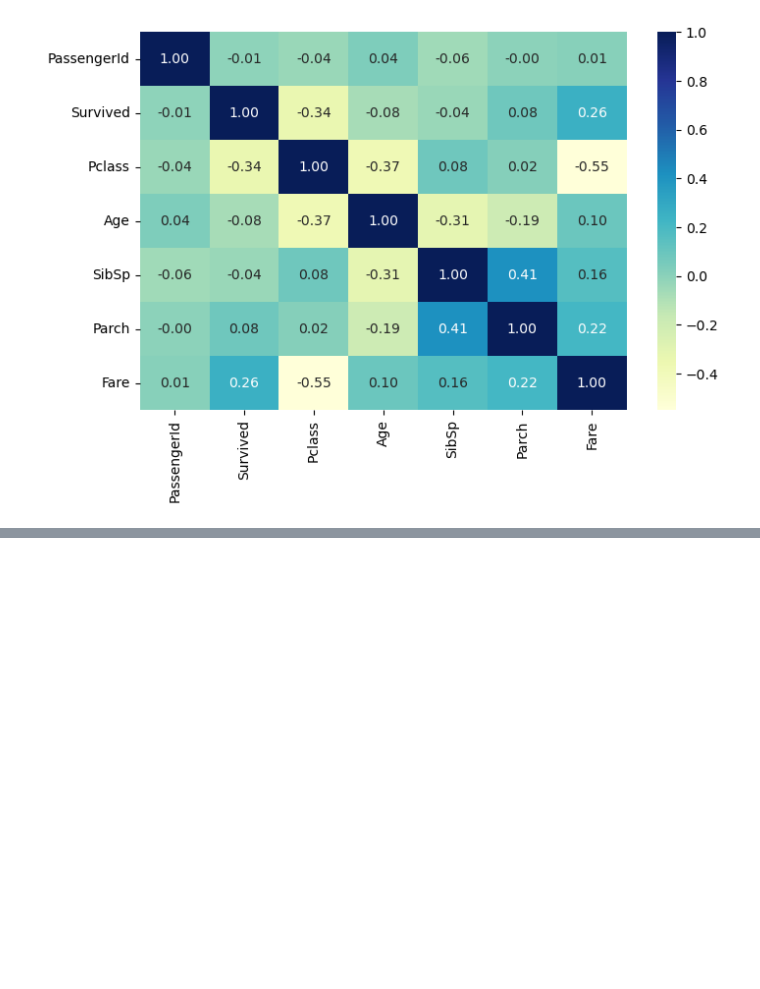
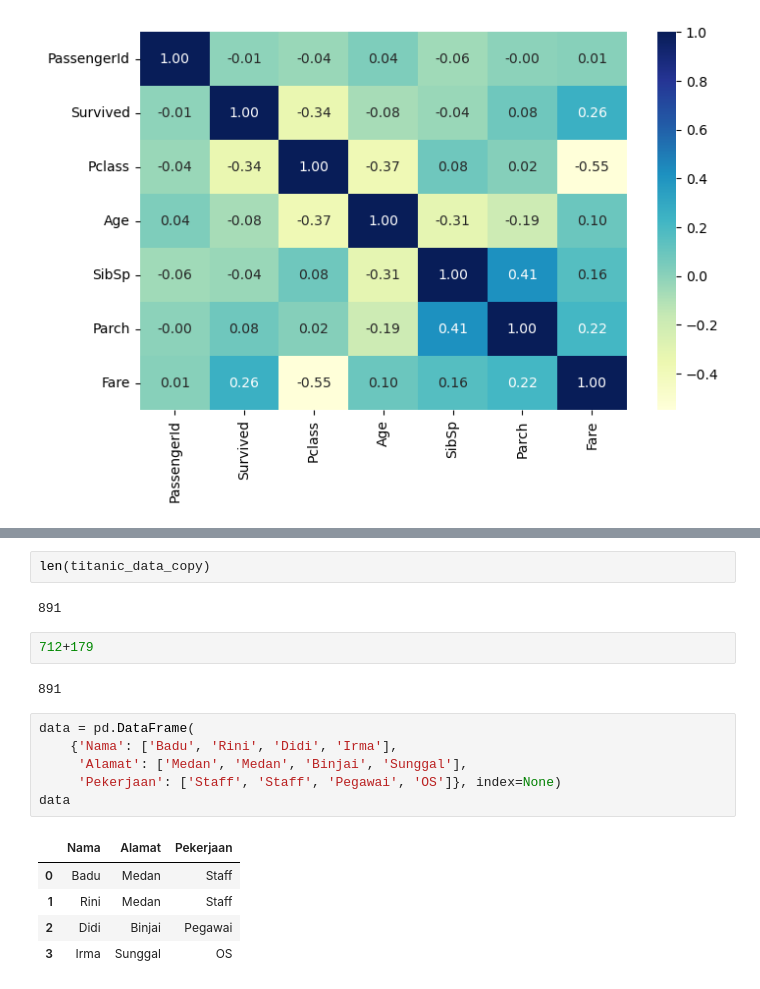
Before and after one commit to plipustel/Kaggle, a Jupyter notebook: titanic_disaster_prediction/titanic_model_v1.ipynb, the cells around one changed output, grey strips where cells are left out. Drawn from its saved outputs; the diff is of its cells as text; blank space fills up the shorter version.

```diff
--- a/titanic_disaster_prediction/titanic_model.ipynb
+++ b/titanic_disaster_prediction/titanic_model_v1.ipynb
@@ -182,0 +215,20 @@ plt.show()
+# %%
+len(titanic_data_copy)
+# %% [output]
+891
+# %%
+712+179
+# %% [output]
+891
+# %%
+data = pd.DataFrame(
+    {'Nama': ['Badu', 'Rini', 'Didi', 'Irma'],
+     'Alamat': ['Medan', 'Medan', 'Binjai', 'Sunggal'],
+     'Pekerjaan': ['Staff', 'Staff', 'Pegawai', 'OS']}, index=None)
+data
+# %% [output]
+|  | Nama | Alamat | Pekerjaan |
+| 0 | Badu | Medan | Staff |
+| 1 | Rini | Medan | Staff |
+| 2 | Didi | Binjai | Pegawai |
+| 3 | Irma | Sunggal | OS |
```
Also changed, not shown: parts of 3 cells of this notebook.
